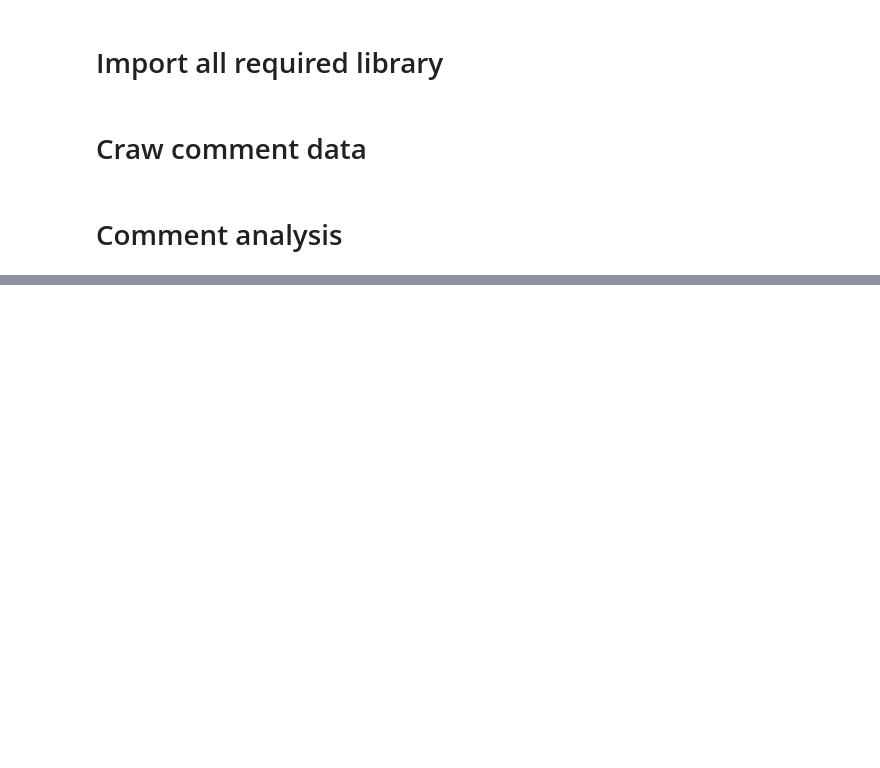
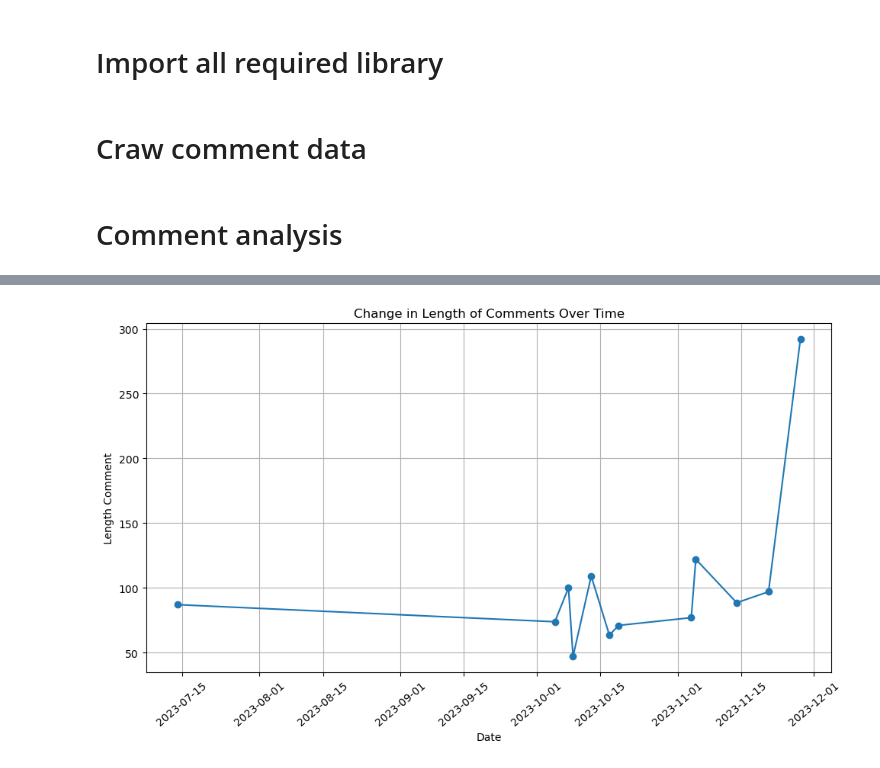
Before and after one commit to ngocnhatAI/data-analysis-report, a Jupyter notebook: Analyze_comment.ipynb, the cells around one changed output, grey strips where cells are left out. Drawn from its saved outputs; the diff is of its cells as text; code cells hidden in the pictures; blank space fills up the shorter version.

Commit message:
comment_cleaning

```diff
--- a/Analyze_comment.ipynb
+++ b/Analyze_comment.ipynb
@@ -44,3 +46,5 @@ df_comments = pd.DataFrame(all_comments)
 df_comments.to_csv('Data/comments.csv', index=False)
 # %% [markdown]
 # Comment analysis
+# %%
+df = pd.read_csv('Data/comments.csv')
@@ -46,0 +89,3 @@ df_comments.to_csv('Data/comments.csv', index=False)
+# %%
+# Calculating the length of each post
+df['comment_length'] = df['comment_text'].str.len()
@@ -46,0 +112,16 @@ df_comments.to_csv('Data/comments.csv', index=False)
+# %%
+df['comment_time'] = pd.to_datetime(df['comment_time'])
+# Group by date and sum the reaction counts
+comment_length_by_date = df.groupby(df['comment_time'].dt.date)['comment_length'].mean()
+
+# Plotting the data
+plt.figure(figsize=(10, 6))
+plt.plot(comment_length_by_date, marker='o', linestyle='-')
+plt.title('Change in Length of Comments Over Time')
+plt.xlabel('Date')
+plt.ylabel('Length Comment')
+plt.xticks(rotation=40)
+plt.grid(True)
+plt.tight_layout()
+# %% [output]
+[figure, added]
```
Also changed, not shown: parts of 11 cells of this notebook, 2 other files.
